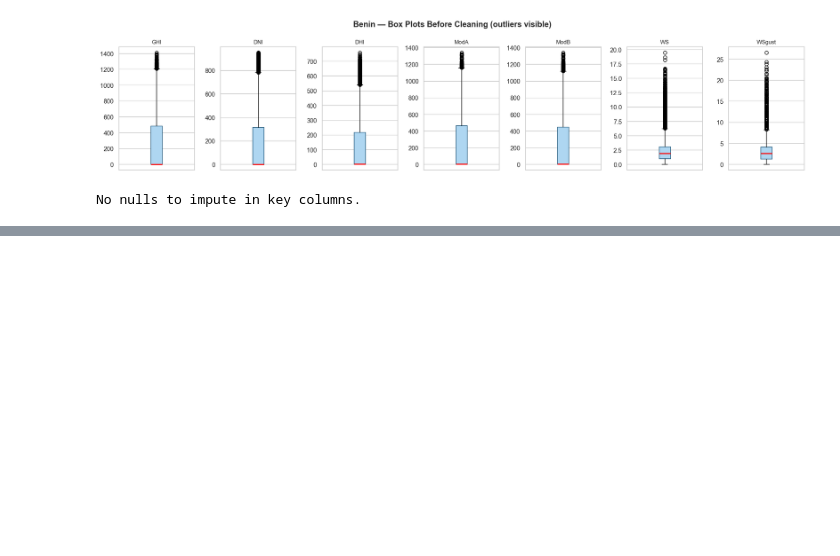
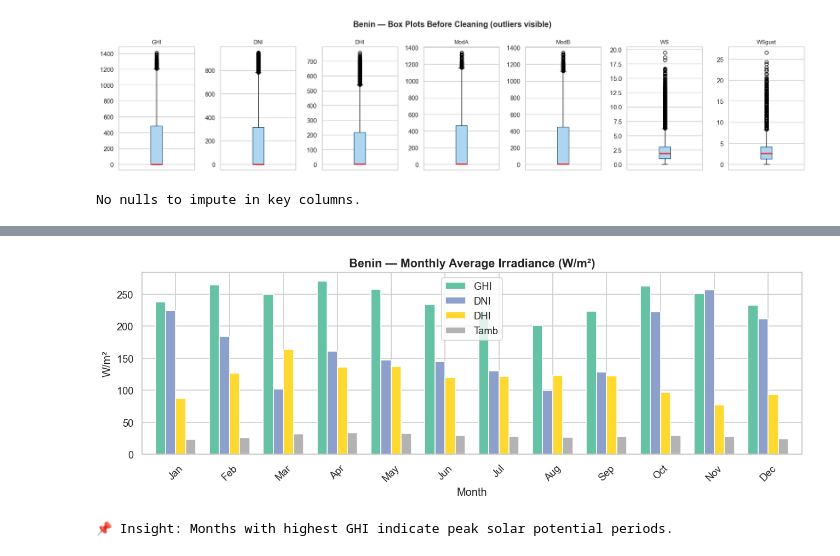
Before and after one commit to nanecha/Cross-Country-Solar-Farm-Analysis, a Jupyter notebook: notebooks/benin_eda.ipynb, the cells around one changed output, grey strips where cells are left out. Cells and saved outputs as stored; diff of their text form; code cells hidden in the pictures; blank space fills up the shorter version.

```diff
--- a/notebooks/benin_eda.ipynb
+++ b/notebooks/benin_eda.ipynb
@@ -326,0 +295,17 @@ plt.show()
+# %%
+# ── 4.2  Monthly average GHI bar chart ───────────────────────────
+df_clean['month'] = df_clean['Timestamp'].dt.month
+monthly = df_clean.groupby('month')[['GHI', 'DNI', 'DHI', 'Tamb']].mean()
+
+monthly.plot(kind='bar', figsize=(11, 4), colormap='Set2', edgecolor='white', width=0.75)
+plt.title(f'{COUNTRY.title()} — Monthly Average Irradiance (W/m²)', fontsize=13, fontweight='bold')
+plt.xlabel('Month')
+plt.ylabel('W/m²')
+plt.xticks(range(12), ['Jan','Feb','Mar','Apr','May','Jun','Jul','Aug','Sep','Oct','Nov','Dec'], rotation=45)
+plt.tight_layout()
+plt.show()
+
+print('\n📌 Insight: Months with highest GHI indicate peak solar potential periods.')
+# %% [output]
+[figure, added]
+📌 Insight: Months with highest GHI indicate peak solar potential periods.
```
Also changed, not shown: parts of 29 cells of this notebook.
